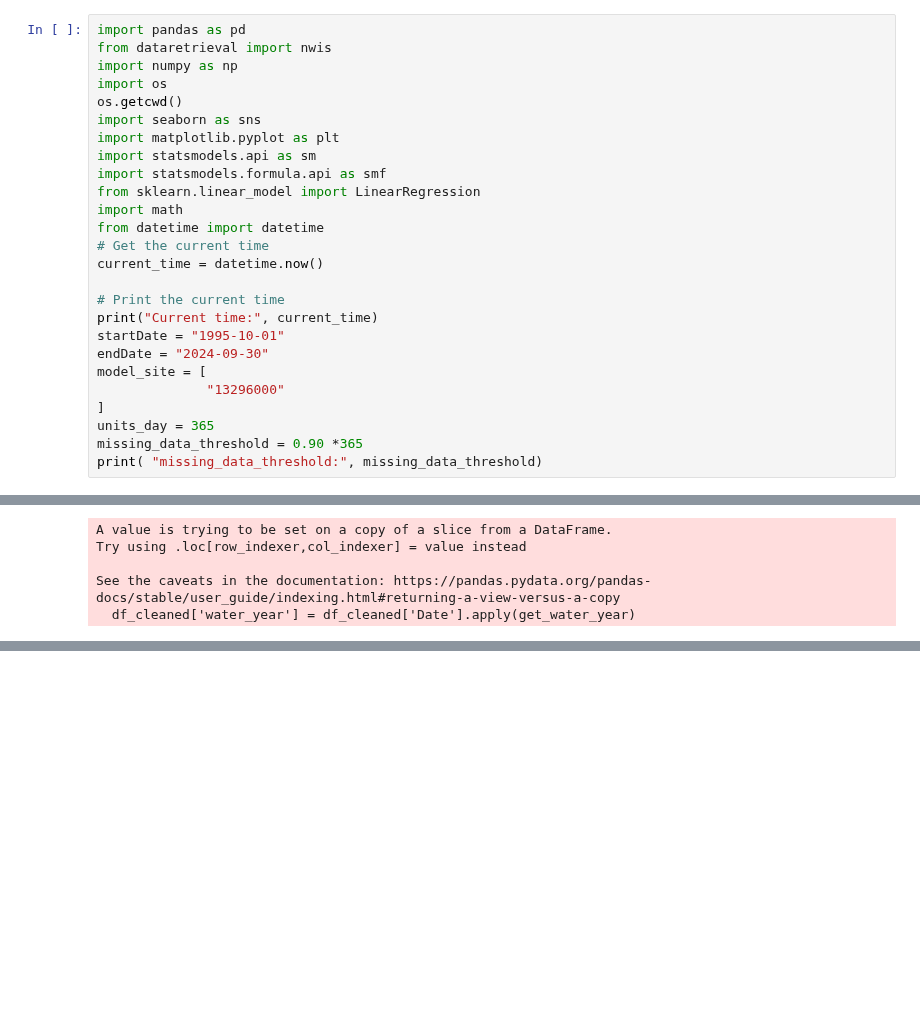
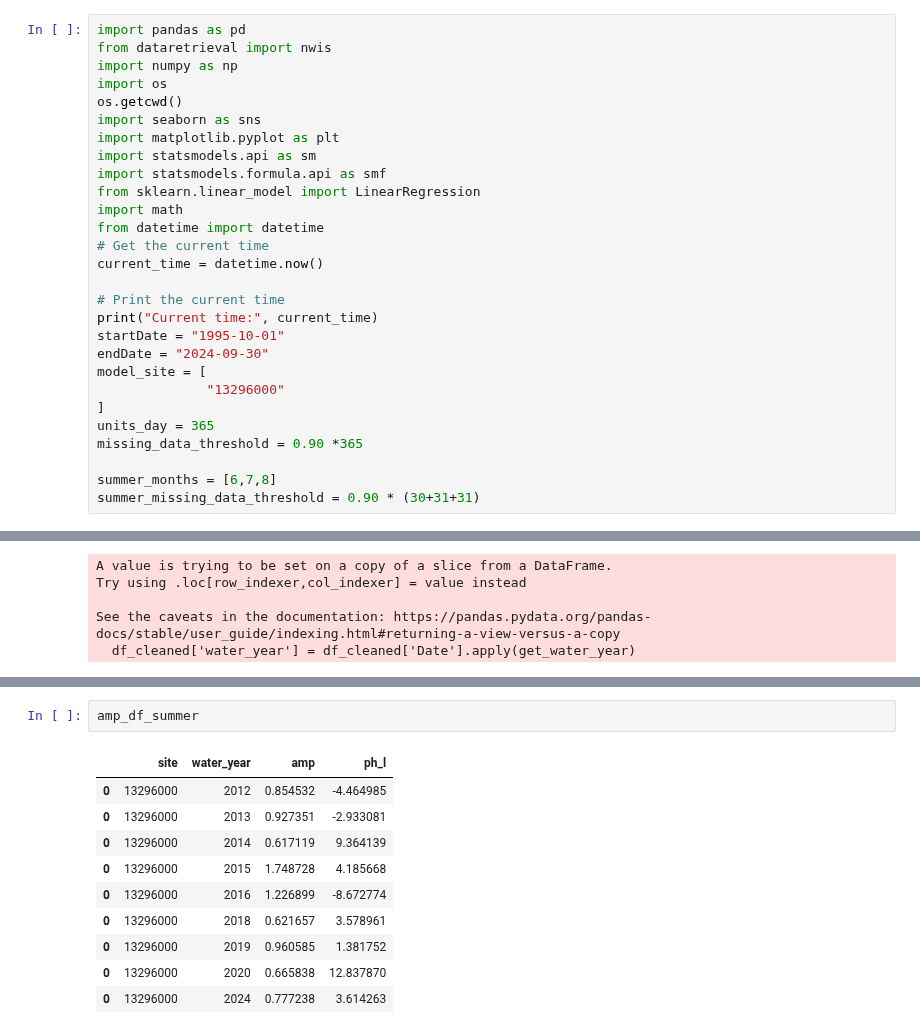
Before and after one commit to th2018/stream_thermal_2025_ms, a Jupyter notebook: pasta/single/annual_amp_2_13296000.ipynb, the cells around one changed output, grey strips where cells are left out. Saved outputs shown, nothing was run; the diff lists cells and outputs as text; blank space fills up the shorter version.

```diff
--- a/pasta/single/annual_amp_2_13296000.ipynb
+++ b/pasta/single/annual_amp_2_13296000.ipynb
@@ -25,5 +23,7 @@ model_site = [
 ]
 units_day = 365
 missing_data_threshold = 0.90 *365
-print( "missing_data_threshold:", missing_data_threshold)
+
+summer_months = [6,7,8]
+summer_missing_data_threshold = 0.90 * (30+31+31)
 # %% [output]
@@ -1098,0 +380,13 @@ ph_air
+# %%
+amp_df_summer
+# %% [output]
+|  | site | water_year | amp | ph_l |
+| 0 | 13296000 | 2012 | 0.854532 | -4.464985 |
+| 0 | 13296000 | 2013 | 0.927351 | -2.933081 |
+| 0 | 13296000 | 2014 | 0.617119 | 9.364139 |
+| 0 | 13296000 | 2015 | 1.748728 | 4.185668 |
+| 0 | 13296000 | 2016 | 1.226899 | -8.672774 |
+| 0 | 13296000 | 2018 | 0.621657 | 3.578961 |
+| 0 | 13296000 | 2019 | 0.960585 | 1.381752 |
+| 0 | 13296000 | 2020 | 0.665838 | 12.837870 |
+| 0 | 13296000 | 2024 | 0.777238 | 3.614263 |
```
Also changed, not shown: parts of 37 cells of this notebook.
